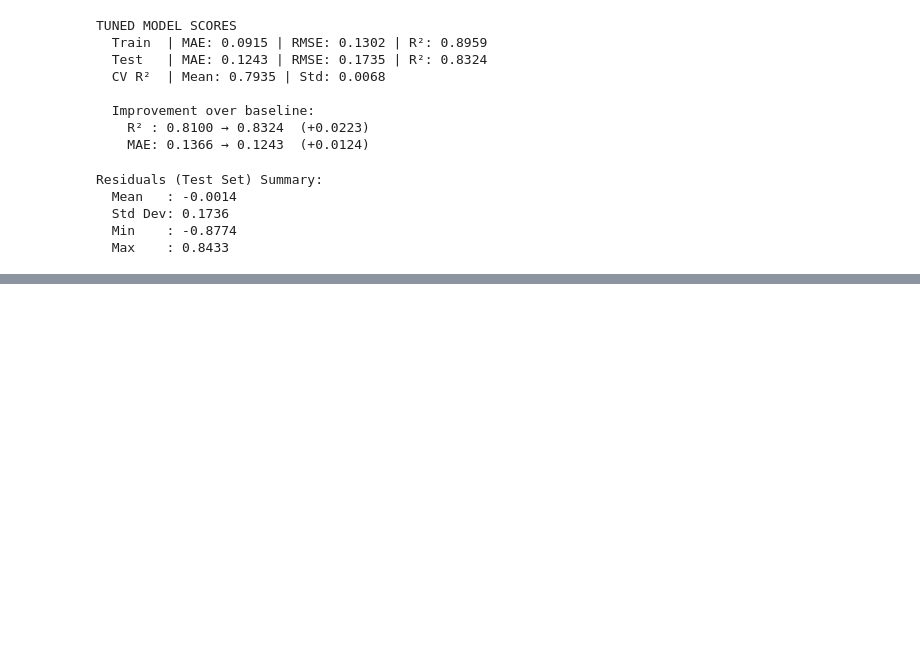
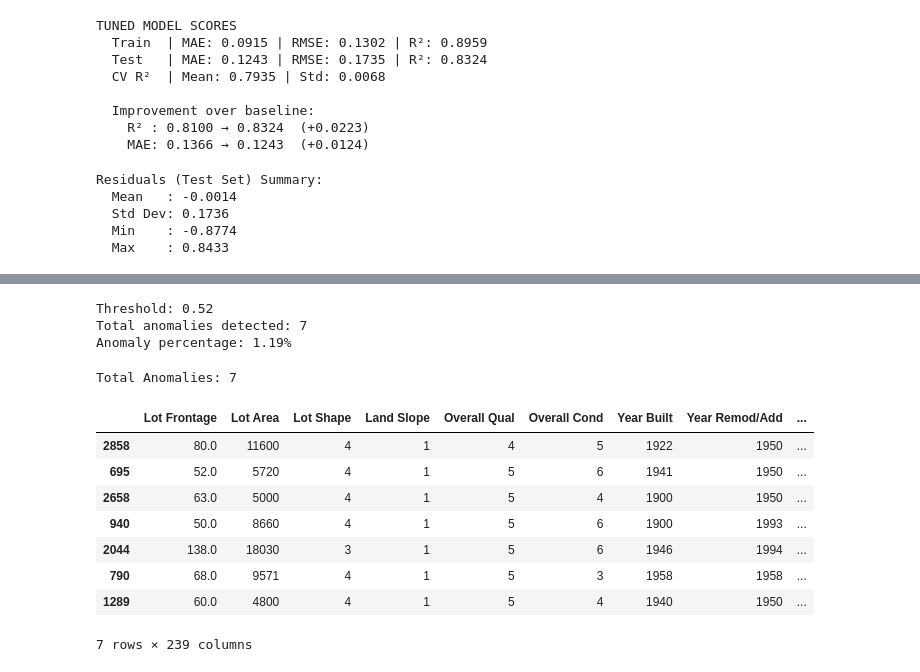
Before and after one commit to Sadhana-up/Sem-Project, a Jupyter notebook: DecisionTree.ipynb, the cells around one changed output, grey strips where cells are left out. Saved outputs shown, nothing was run; the diff lists cells and outputs as text; code cells hidden in the pictures; blank space fills up the shorter version.

```diff
--- a/DecisionTree.ipynb
+++ b/DecisionTree.ipynb
@@ -262,0 +211,39 @@ Text(4.444444444444452, 0.5, 'Residual')
+# %%
+# Step 1: Set threshold using standard deviation
+threshold = 3 * np.std(residuals)
+
+# Step 2: Flag anomalies
+anomalies = np.abs(residuals) > threshold
+
+# Step 3: Print summary
+print(f"Threshold: {threshold:.2f}")
+print(f"Total anomalies detected: {anomalies.sum()}")
+print(f"Anomaly percentage: {anomalies.mean() * 100:.2f}%")
+# %% [output]
+Threshold: 0.52
+Total anomalies detected: 7
+Anomaly percentage: 1.19%
+# %%
+# viewing anolmoly points
+# Get the anomaly indices from test set
+anomaly_indices = y_test.index[anomalies]
+
+# Create a dataframe showing anomaly details
+anomaly_df = X_test.loc[anomaly_indices].copy()
+anomaly_df['Actual_SalePrice']    = y_test.loc[anomaly_indices].values
+anomaly_df['Predicted_SalePrice'] = y_pred_test[anomalies]
+anomaly_df['Residual']            = residuals[anomalies]
+
+print(f"Total Anomalies: {len(anomaly_df)}")
+anomaly_df
+# %% [output]
+Total Anomalies: 7
+|  | Lot Frontage | Lot Area | Lot Shape | Land Slope | Overall Qual | Overall Cond | Year Built | Year Remod/Add | ... |
+| 2858 | 80.0 | 11600 | 4 | 1 | 4 | 5 | 1922 | 1950 | ... |
+| 695 | 52.0 | 5720 | 4 | 1 | 5 | 6 | 1941 | 1950 | ... |
+| 2658 | 63.0 | 5000 | 4 | 1 | 5 | 4 | 1900 | 1950 | ... |
+| 940 | 50.0 | 8660 | 4 | 1 | 5 | 6 | 1900 | 1993 | ... |
+| 2044 | 138.0 | 18030 | 3 | 1 | 5 | 6 | 1946 | 1994 | ... |
+| 790 | 68.0 | 9571 | 4 | 1 | 5 | 3 | 1958 | 1958 | ... |
+| 1289 | 60.0 | 4800 | 4 | 1 | 5 | 4 | 1940 | 1950 | ... |
+7 rows × 239 columns
```
Also changed, not shown: parts of 17 cells of this notebook.
